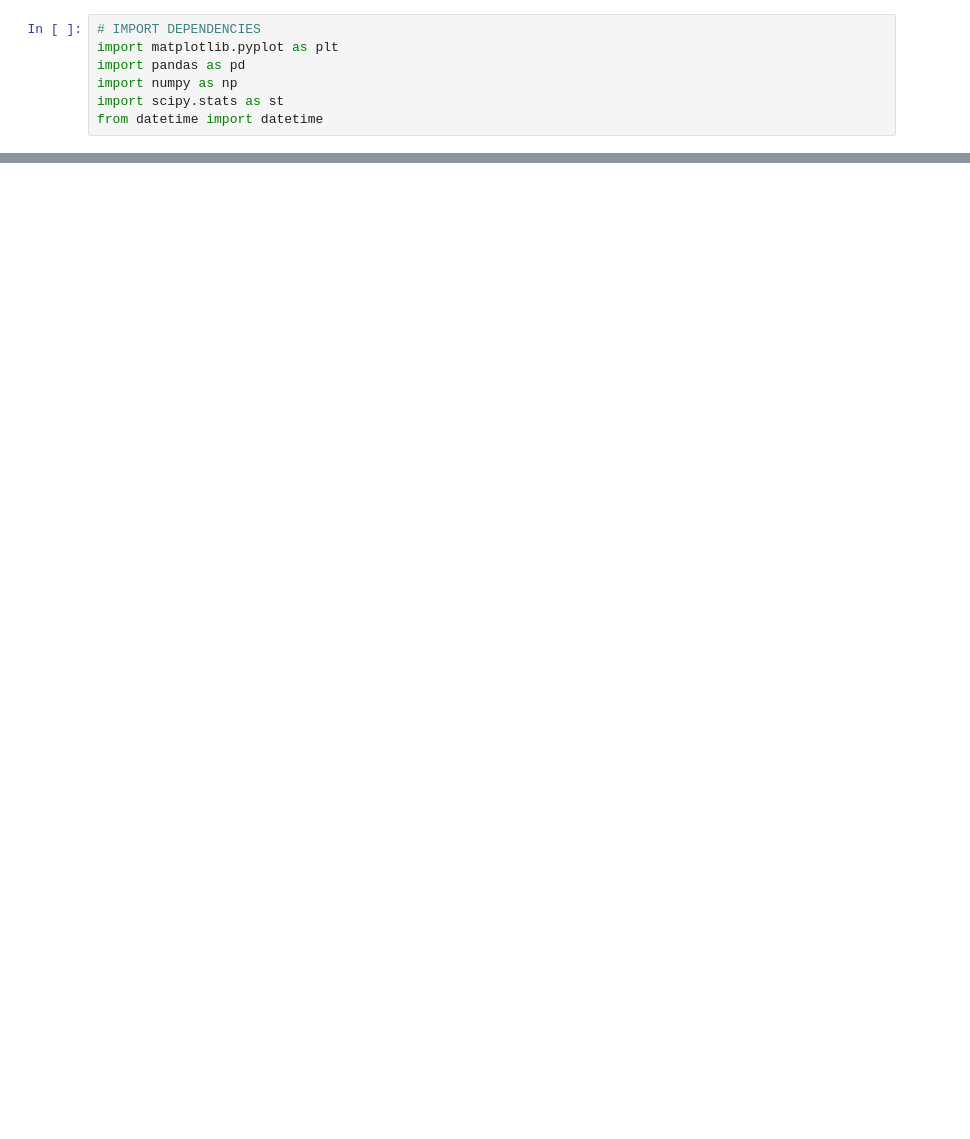
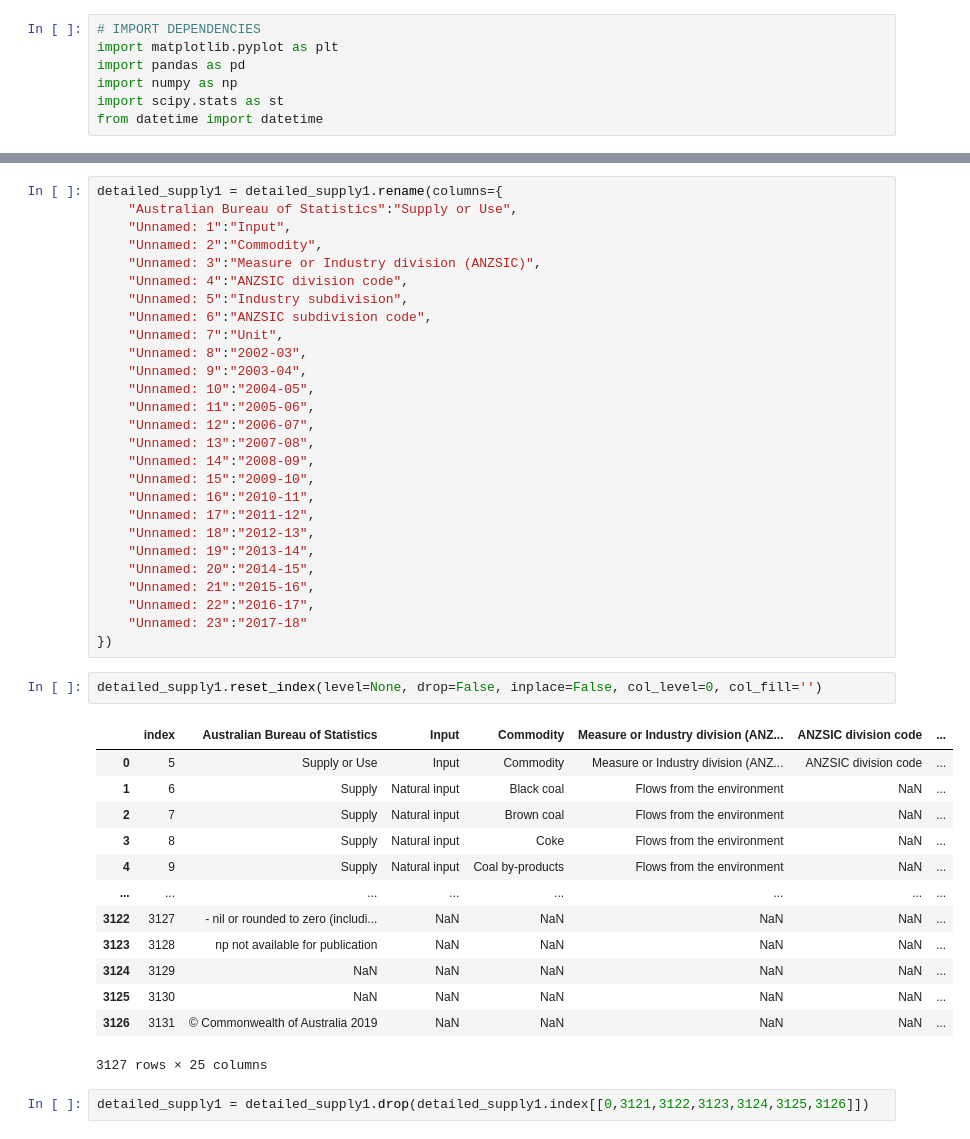
Before and after one commit to natalieddavies/FinalProject, a Jupyter notebook: datasets/cleaning.ipynb, the cells around one changed output, grey strips where cells are left out. Cells and saved outputs as stored; diff of their text form; blank space fills up the shorter version.

```diff
--- a/datasets/cleaning.ipynb
+++ b/datasets/cleaning.ipynb
@@ -27,0 +62,45 @@ FileNotFoundError: [Errno 2] File AusEnergyStocks.csv does not exist: 'AusEnergy
+# %%
+detailed_supply1 = detailed_supply1.rename(columns={
+    "Australian Bureau of Statistics":"Supply or Use",
+    "Unnamed: 1":"Input",
+    "Unnamed: 2":"Commodity",
+    "Unnamed: 3":"Measure or Industry division (ANZSIC)",
+    "Unnamed: 4":"ANZSIC division code",
+    "Unnamed: 5":"Industry subdivision",
+    "Unnamed: 6":"ANZSIC subdivision code",
+    "Unnamed: 7":"Unit",
+    "Unnamed: 8":"2002-03",
+    "Unnamed: 9":"2003-04",
+    "Unnamed: 10":"2004-05",
+    "Unnamed: 11":"2005-06",
+    "Unnamed: 12":"2006-07",
+    "Unnamed: 13":"2007-08",
+    "Unnamed: 14":"2008-09",
+    "Unnamed: 15":"2009-10",
+    "Unnamed: 16":"2010-11",
+    "Unnamed: 17":"2011-12",
+    "Unnamed: 18":"2012-13",
+    "Unnamed: 19":"2013-14",
+    "Unnamed: 20":"2014-15",
+    "Unnamed: 21":"2015-16",
+    "Unnamed: 22":"2016-17",
+    "Unnamed: 23":"2017-18"
+})
+# %%
+detailed_supply1.reset_index(level=None, drop=False, inplace=False, col_level=0, col_fill='')
+# %% [output]
+|  | index | Australian Bureau of Statistics | Input | Commodity | Measure or Industry division (ANZ... | ANZSIC division code | ... |
+| 0 | 5 | Supply or Use | Input | Commodity | Measure or Industry division (ANZ... | ANZSIC division code | ... |
+| 1 | 6 | Supply | Natural input | Black coal | Flows from the environment | NaN | ... |
+| 2 | 7 | Supply | Natural input | Brown coal | Flows from the environment | NaN | ... |
+| 3 | 8 | Supply | Natural input | Coke | Flows from the environment | NaN | ... |
+| 4 | 9 | Supply | Natural input | Coal by-products | Flows from the environment | NaN | ... |
+| ... | ... | ... | ... | ... | ... | ... | ... |
+| 3122 | 3127 | - nil or rounded to zero (includi... | NaN | NaN | NaN | NaN | ... |
+| 3123 | 3128 | np not available for publication | NaN | NaN | NaN | NaN | ... |
+| 3124 | 3129 | NaN | NaN | NaN | NaN | NaN | ... |
+| 3125 | 3130 | NaN | NaN | NaN | NaN | NaN | ... |
+| 3126 | 3131 | © Commonwealth of Australia 2019 | NaN | NaN | NaN | NaN | ... |
+3127 rows × 25 columns
+# %%
+detailed_supply1 = detailed_supply1.drop(detailed_supply1.index[[0,3121,3122,3123,3124,3125,3126]])
```
Also changed, not shown: parts of 30 cells of this notebook, 1 other file.
